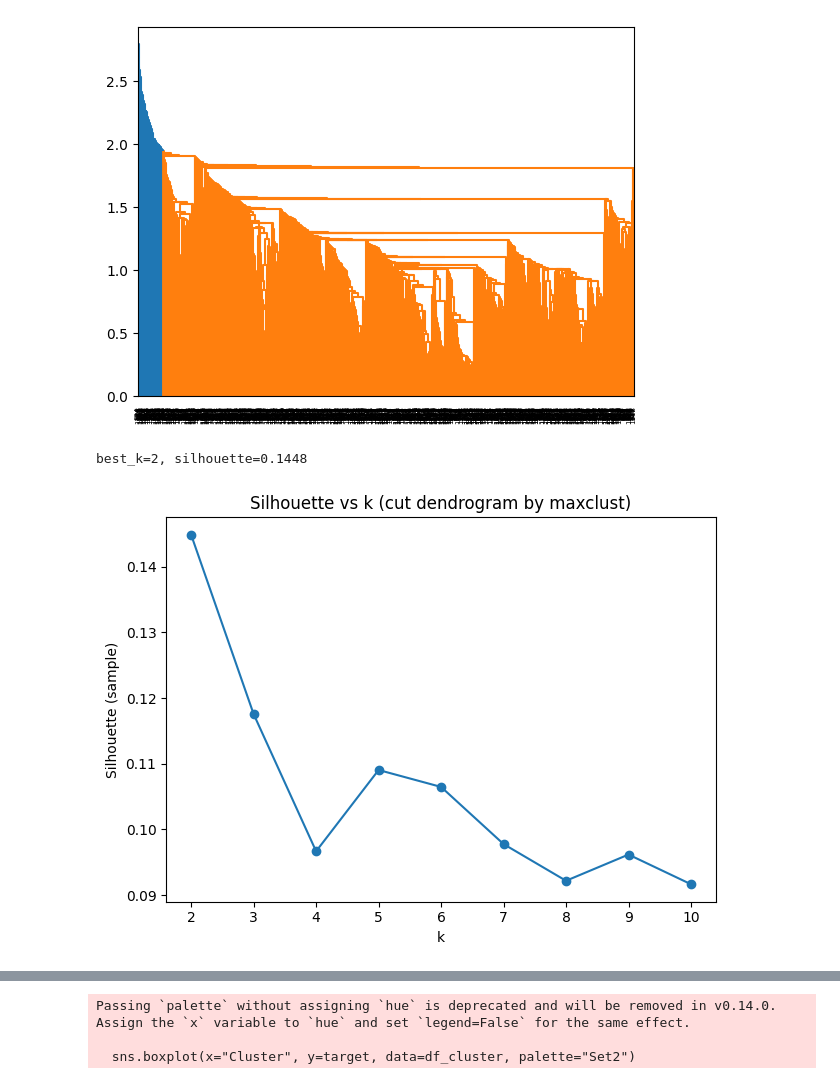
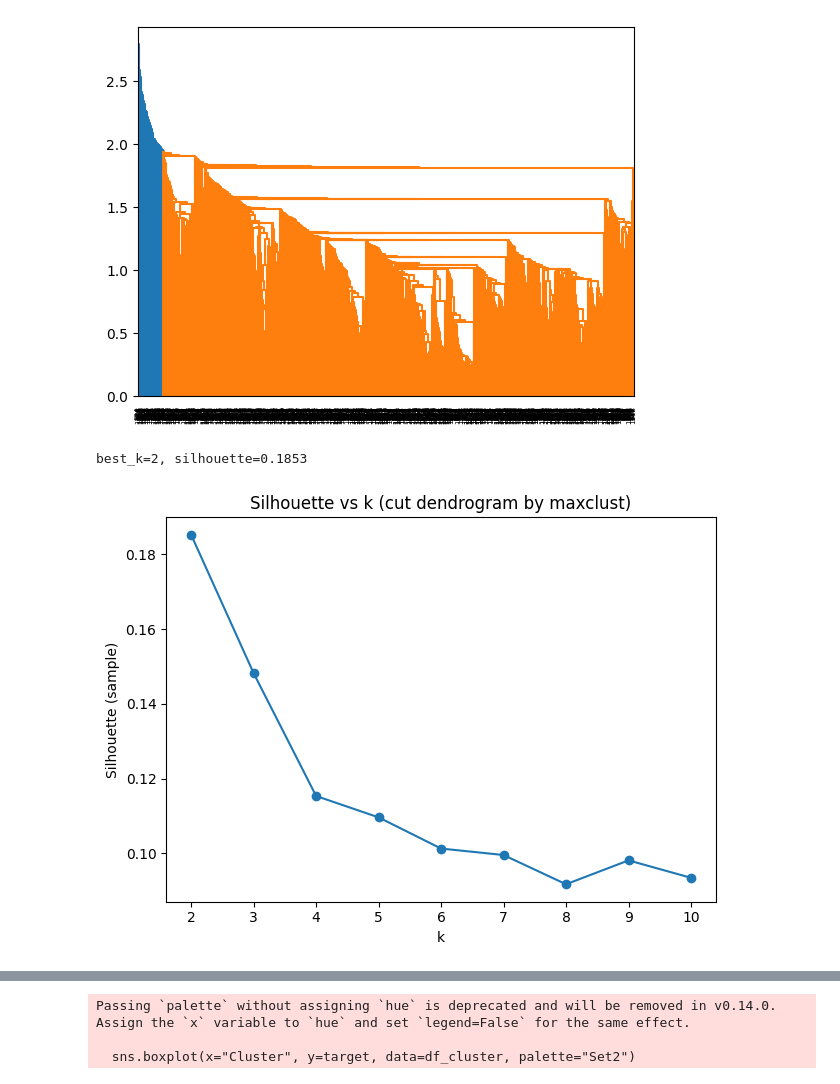
Before and after one commit to Project-cu-i-k/final_project_group4, a Jupyter notebook: python_nhap.ipynb, the cells around one changed output, grey strips where cells are left out. Cells and saved outputs as stored; diff of their text form; code cells hidden in the pictures.

```diff
--- a/python_nhap.ipynb
+++ b/python_nhap.ipynb
@@ -605,35 +836,36 @@ plt.show()
 [figure]
 [figure]
 # %%
+Z = complete_clustering
 # Giả sử `X_hier` là DataFrame
 n = len(X_hier)
 
 # Chọn một mẫu ngẫu nhiên (số điểm không quá 2000)
 idx = np.random.default_rng(42).choice(n, size=min(2000, n), replace=False)
 
 # Trích xuất mẫu ngẫu nhiên từ X_hier bằng iloc
 X_s = X_hier.iloc[idx]  # Sử dụng iloc để trích xuất các hàng theo chỉ số
 
 # Tạo dải giá trị k từ 2 đến 10
 k_grid = range(2, 11)
 
 # Tính silhouette score cho mỗi k
 sil_scores = [silhouette_score(X_s, fcluster(Z, t=k, criterion="maxclust")[idx]) for k in k_grid]
 
 # Lấy k tối ưu
 best_k = list(k_grid)[int(np.nanargmax(sil_scores))]
 
 # In ra kết quả
 print(f"best_k={best_k}, silhouette={np.nanmax(sil_scores):.4f}")
 
 # Vẽ đồ thị silhouette score theo k
 import matplotlib.pyplot as plt
 plt.plot(list(k_grid), sil_scores, marker="o")
 plt.xlabel("k")
 plt.ylabel("Silhouette (sample)")
 plt.title("Silhouette vs k (cut dendrogram by maxclust)")
 plt.tight_layout()
 plt.show()
 # %% [output]
-best_k=2, silhouette=0.1448
+best_k=2, silhouette=0.1853
-[figure, old version]
+[figure, new version]
```
Also changed, not shown: parts of 48 cells of this notebook, 2 other files.
